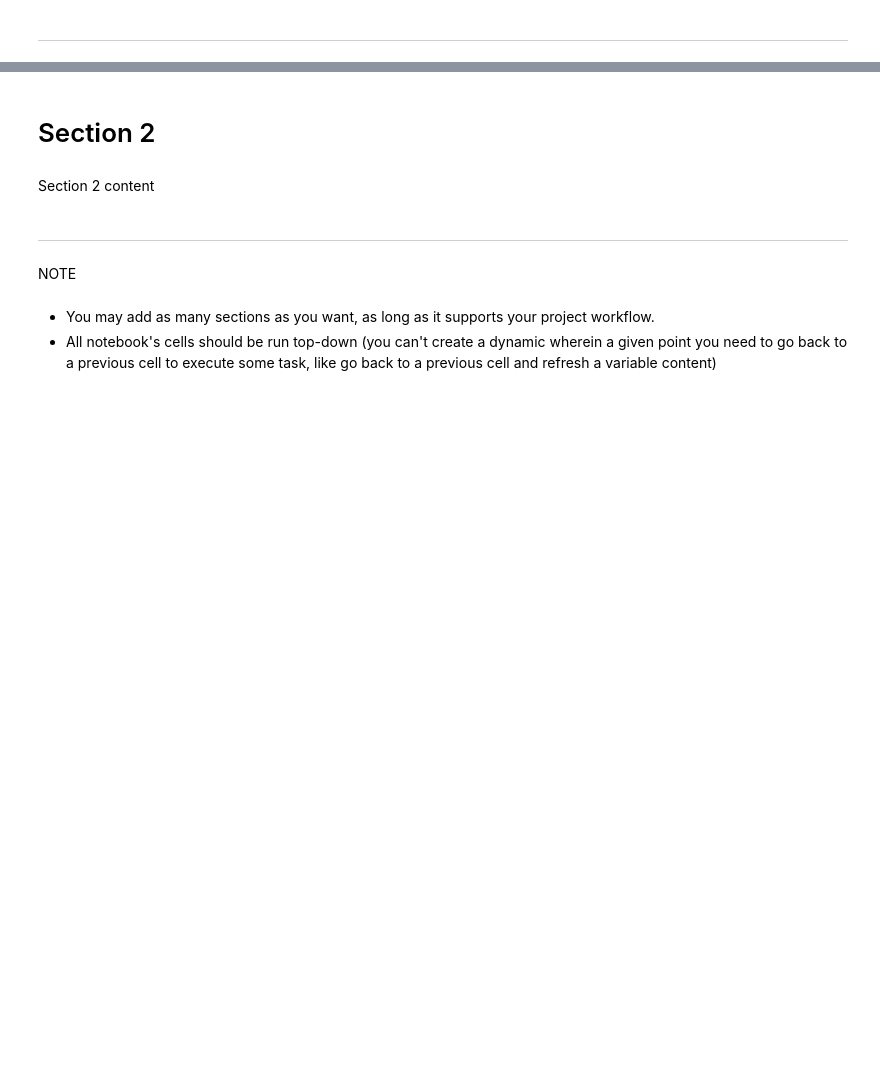
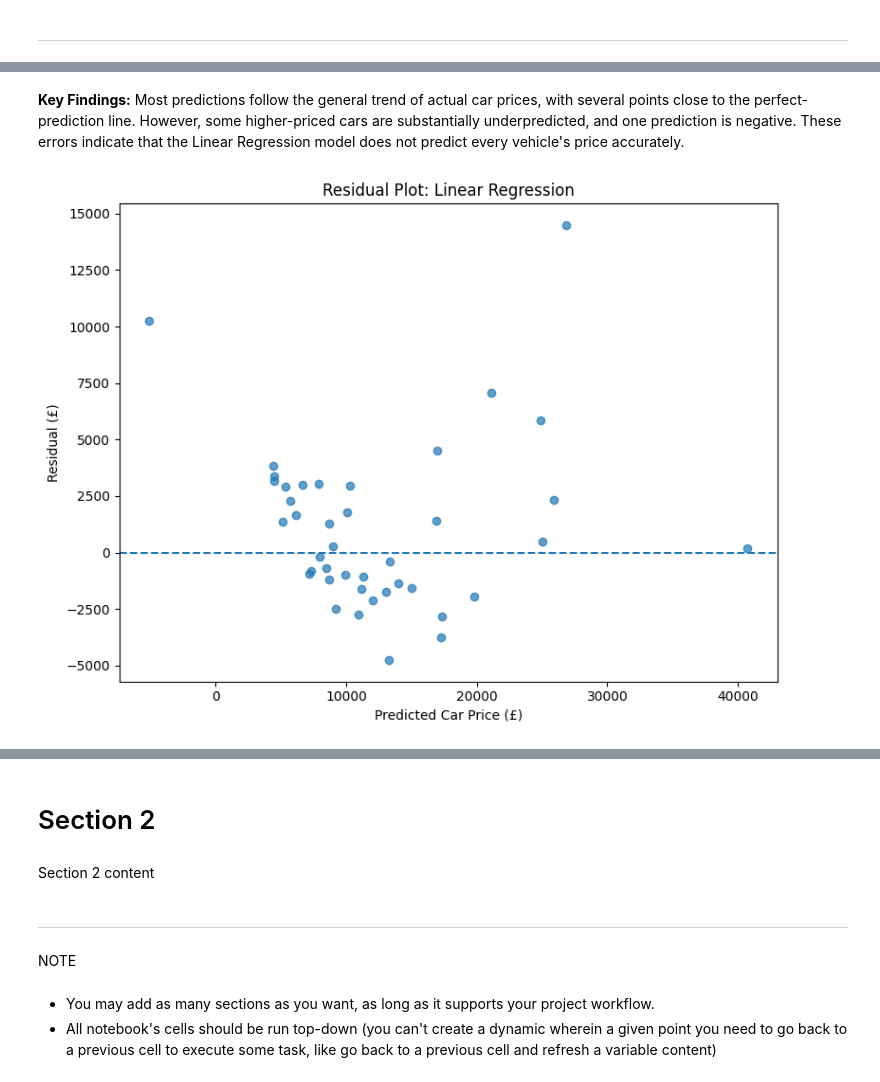
Before and after one commit to nastarannaseri79-afk/car-price-predictive-analysis, a Jupyter notebook: jupyter_notebooks/Notebook_Template.ipynb, the cells around one changed output, grey strips where cells are left out. Drawn from its saved outputs; the diff is of its cells as text; code cells hidden in the pictures; blank space fills up the shorter version.

```diff
--- a/jupyter_notebooks/Notebook_Template.ipynb
+++ b/jupyter_notebooks/Notebook_Template.ipynb
@@ -1634,0 +1909,11 @@ Degrees of freedom: 87.71
+# %%
+
+from sklearn.linear_model import LinearRegression
+
+# Initialise the Linear Regression model
+linear_model = LinearRegression()
+
+# Train the model using the encoded training data
+linear_model.fit(X_train_encoded, y_train)
+
+print("Linear Regression model trained successfully.")
@@ -1634,0 +1985,22 @@ Degrees of freedom: 87.71
+# %% [markdown]
+
+**Key Findings:** Most predictions follow the general trend of actual car prices, with several points close to the perfect-prediction line. However, some higher-priced cars are substantially underpredicted, and one prediction is negative. These errors indicate that the Linear Regression model does not predict every vehicle's price accurately.
+# %%
+
+# Calculate residuals
+residuals = y_test - y_pred
+
+# Plot residuals against predicted prices
+plt.figure(figsize=(8, 6))
+plt.scatter(y_pred, residuals, alpha=0.7)
+
+# Add a horizontal reference line at zero
+plt.axhline(y=0, linestyle="--")
+
+plt.xlabel("Predicted Car Price (£)")
+plt.ylabel("Residual (£)")
+plt.title("Residual Plot: Linear Regression")
+plt.tight_layout()
+plt.show()
+# %% [output]
+[figure, added]
```
Also changed, not shown: parts of 53 cells of this notebook, 1 other file.
